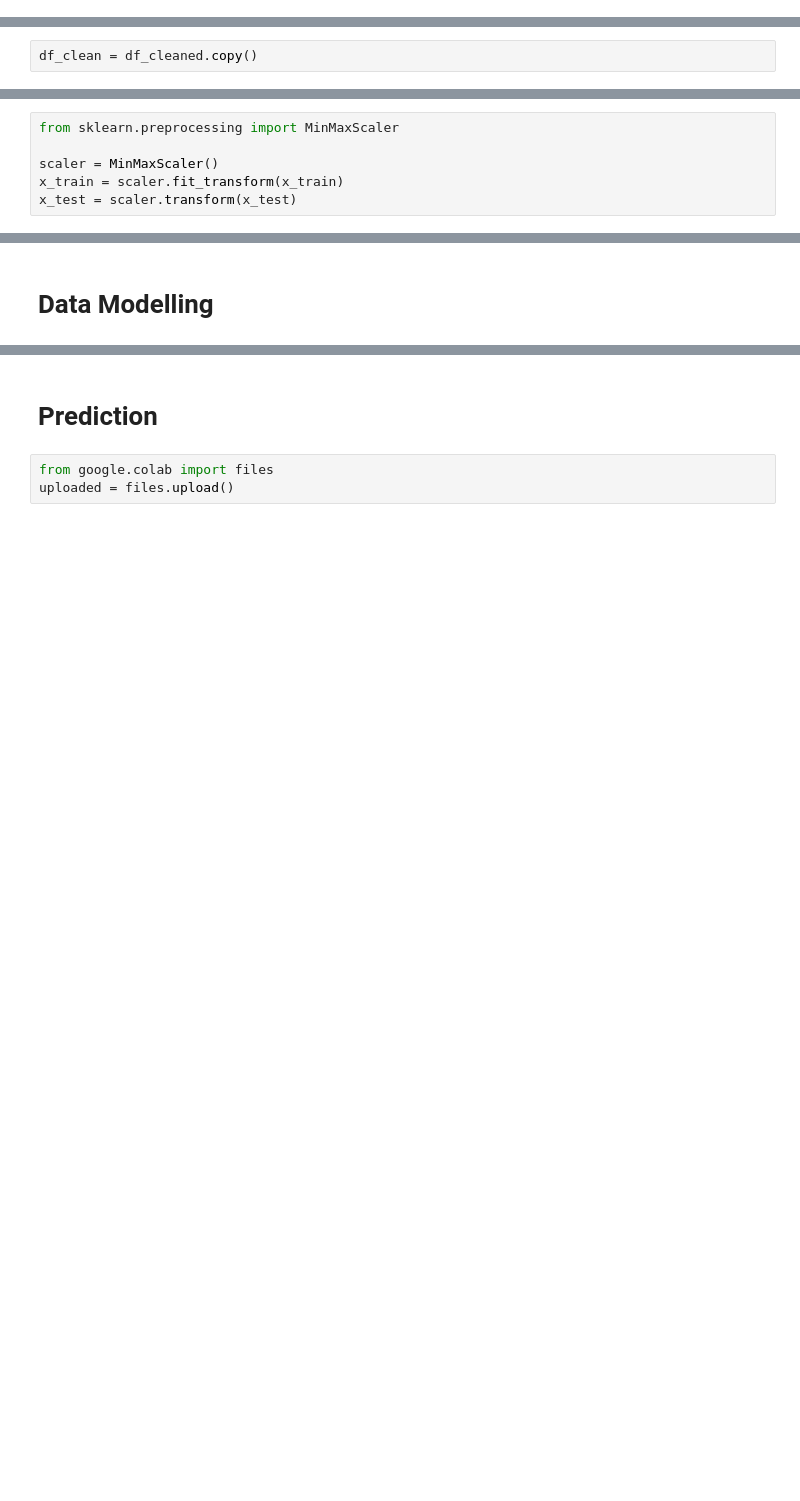
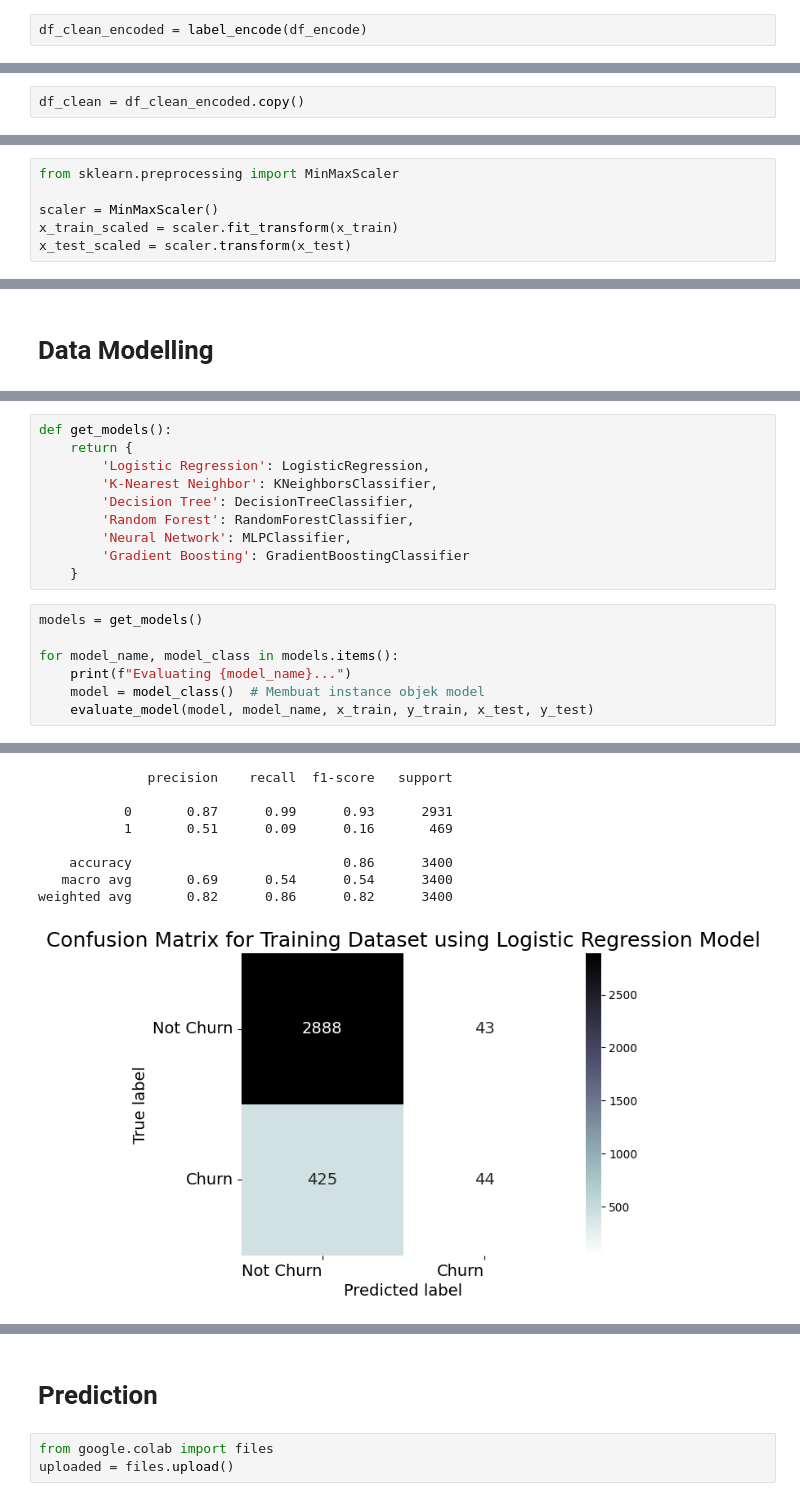
Before and after one commit to ezhatiara/customer-churn-prediction, a Jupyter notebook: customer_churn.ipynb, the cells around one changed output, grey strips where cells are left out. Saved outputs shown, nothing was run; the diff lists cells and outputs as text; blank space fills up the shorter version.

```diff
--- a/customer_churn.ipynb
+++ b/customer_churn.ipynb
@@ -463,0 +622,2 @@ plot_boxplots(df_cleaned, num_cols, 'churn')
+# %%
+df_clean_encoded = label_encode(df_encode)
@@ -464,2 +633,2 @@ plot_boxplots(df_cleaned, num_cols, 'churn')
 # %%
-df_clean = df_cleaned.copy()
+df_clean = df_clean_encoded.copy()
@@ -542,5 +710,5 @@ print(x_train.shape, x_test.shape)
 from sklearn.preprocessing import MinMaxScaler
 
 scaler = MinMaxScaler()
-x_train = scaler.fit_transform(x_train)
-x_test = scaler.transform(x_test)
+x_train_scaled = scaler.fit_transform(x_train)
+x_test_scaled = scaler.transform(x_test)
@@ -734,0 +771,18 @@ weighted avg       0.95      0.95      0.95       850
+# %%
+def get_models():
+    return {
+        'Logistic Regression': LogisticRegression,
+        'K-Nearest Neighbor': KNeighborsClassifier,
+        'Decision Tree': DecisionTreeClassifier,
+        'Random Forest': RandomForestClassifier,
+        'Neural Network': MLPClassifier,
+        'Gradient Boosting': GradientBoostingClassifier
+    }
+# %%
+models = get_models()
+
+for model_name, model_class in models.items():
+    print(f"Evaluating {model_name}...")
+    model = model_class()  # Membuat instance objek model
+    evaluate_model(model, model_name, x_train, y_train, x_test, y_test)
+# %% [output]
@@ -734,0 +799,9 @@ weighted avg       0.95      0.95      0.95       850
+              precision    recall  f1-score   support
+
+           0       0.87      0.99      0.93      2931
+           1       0.51      0.09      0.16       469
+
+    accuracy                           0.86      3400
+   macro avg       0.69      0.54      0.54      3400
+weighted avg       0.82      0.86      0.82      3400
+[figure, added]
```
Also changed, not shown: parts of 51 cells of this notebook.
